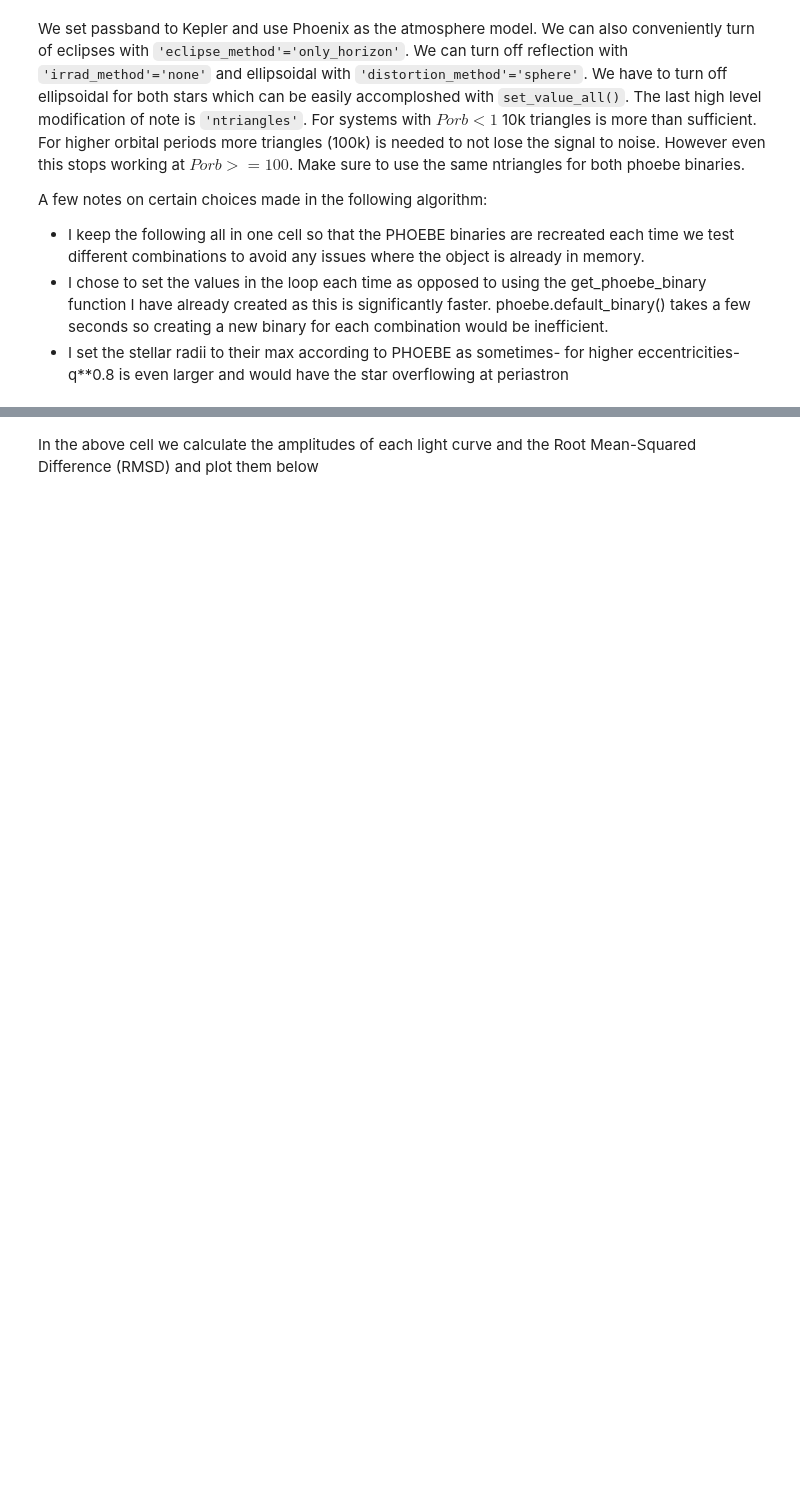
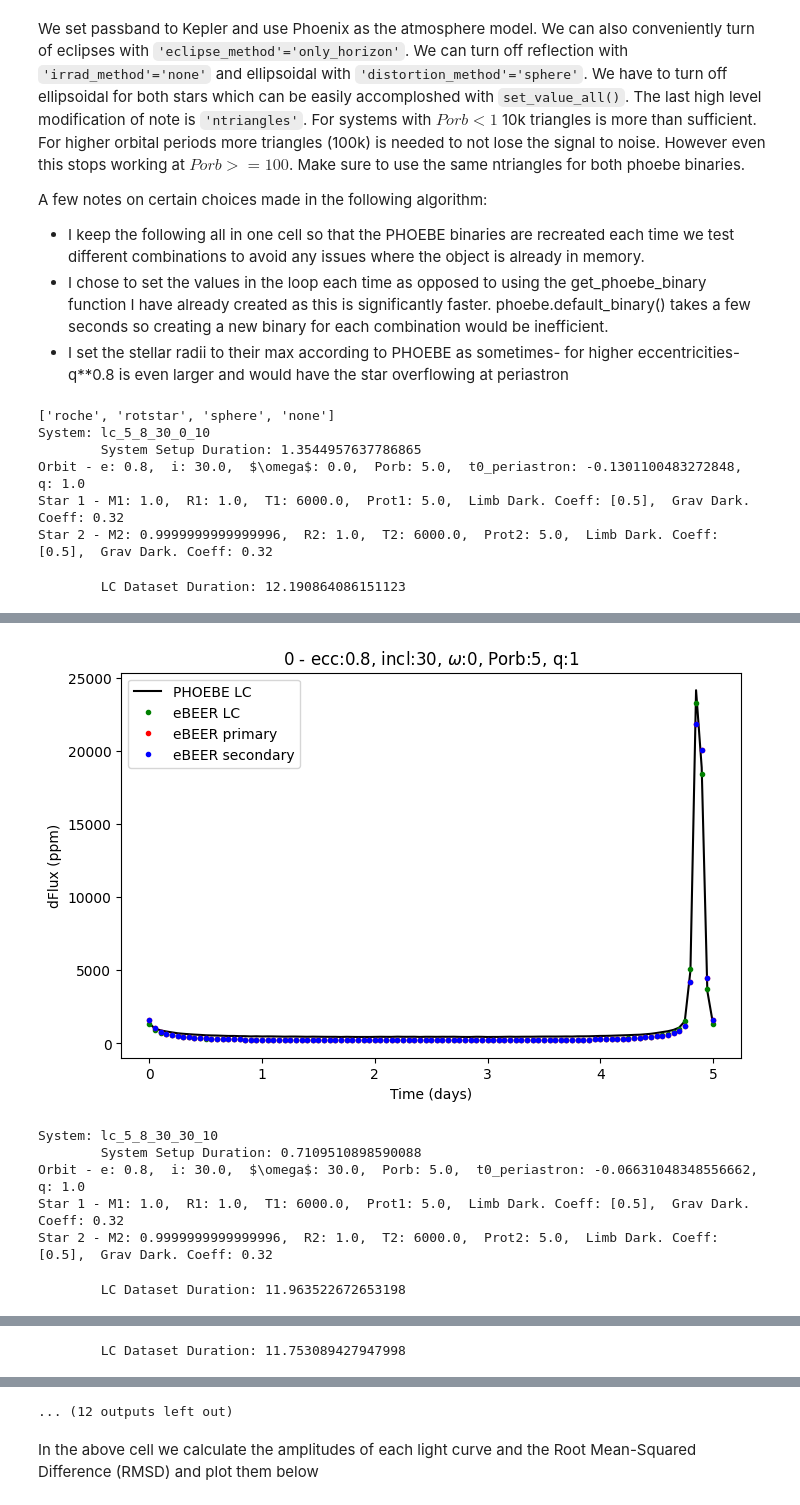
Before and after one commit to kpenev/TESS_EB_Bayesian, a Jupyter notebook: eBEER_testing/PHOEBEUnitTesting.ipynb, the cells around one changed output, grey strips where cells are left out. Cells and saved outputs as stored; diff of their text form; code cells hidden in the pictures; blank space fills up the shorter version.

Commit message:
Improved interface and progress toward testing the eBEER model

```diff
--- a/eBEER_testing/PHOEBEUnitTesting.ipynb
+++ b/eBEER_testing/PHOEBEUnitTesting.ipynb
@@ -33,10 +33,10 @@ We start by making a list of various parameters we would like to test for. If yo
 We can easily toggle the reflection effect (and necessary testing steps like fitting) with the `Refl_ON` boolean
 # %%
 eccs = (0.8,)#(0, 0.3, 0.8,)
-incls = (0, 30, 60, 90, 120, 150, 180,)
-per0s = (30,)#(0, 30, 90, 150, 180, 240,)
+incls = (30,)#(0, 30, 60, 90, 120, 150, 180,)
+per0s = (0, 30, 90, 150, 180, 240,)
 qs = (1,)#(1, 0.5, 2,)
-ps = (1,)#(1, 5, 10, 15, 20,)
+ps = (5,)#(1, 5, 10, 15, 20,)
 
 combinations = itertools.product(eccs, incls, per0s, ps, qs)
 comb_list = list(combinations)
@@ -66,10 +66,14 @@ b_.set_value_all('ld_func*', 'linear')
 b_.set_value_all('ld_coeffs*', 0.5)
 b_.set_value_all('ntriangles', 10000)
 b_['eclipse_method'] = 'only_horizon'
-b_['passband'] = 'Kepler:mean'
+b_['passband'] = 'Bolometric:900-40000'
 b_.set_value_all('atm', 'phoenix')
 b_.flip_constraint('mass@primary', solve_for='sma')
-if not Refl_ON:
+b_.set_value_all('distortion_method', value='roche')
+print(b_.get_parameter(context='compute', component='primary', qualifier='distortion_method').get_choices())
+if Refl_ON:
+    b_.set_value('irrad_method', 'horvat')
+else:
     b_.set_value('irrad_method', 'none')
 
 # Initialize Binary with Effects OFF
@@ -81,7 +85,7 @@ b_2.set_value_all('ld_func*', 'linear')
 b_2.set_value_all('ld_coeffs*', 0.5)
 b_2.set_value_all('ntriangles', 10000)
 b_2['eclipse_method'] = 'only_horizon'
-b_2['passband'] = 'Kepler:mean'
+b_2['passband'] = 'Bolometric:900-40000'
 b_2.set_value_all('atm', 'phoenix')
 b_2.flip_constraint('mass@primary', solve_for='sma')
 b_2.set_value('irrad_method', 'none')
@@ -94,15 +98,15 @@ def fit_scaling(arefl1, arefl2):
     scaled[1] = arefl2 * 7
     return scaled
 
-def fit_eBEER(t, arefl1, arefl2):
+def fit_ebeer(t, arefl1, arefl2):
     scaled = fit_scaling(arefl1, arefl2)
-    flux = phoebe_to_eBEER.get_eBEER_lc(b_, t, 0, 0, scaled[0], scaled[1])
+    flux = get_ebeer_lc(b_, t, 0, 0, scaled[0], scaled[1])
     return flux
 
 
 periods = np.zeros(len(comb_list))
-PHOEBE_Ampl = np.zeros(len(comb_list))
-eBEER_Ampl = np.zeros(len(comb_list))
+phoebe_ampl = np.zeros(len(comb_list))
+ebeer_ampl = np.zeros(len(comb_list))
 RMSDs = np.zeros(len(comb_list))
 
 for i, comb in enumerate(comb_list):
@@ -114,6 +118,7 @@ for i, comb in enumerate(comb_list):
     # Configure Binary with Effects ON
     times = np.linspace(0,p,101)
     b_['lc01@dataset@times']= times
+    b_['lc01@phases_t0'] = 't0_supconj'
     b_['orbit@period'].set_value(p * u.day)
     b_['orbit@incl'].set_value(incl * u.deg)
     b_['orbit@ecc'].set_value(ecc)
@@ -123,10 +128,8 @@ for i, comb in enumerate(comb_list):
     b_.run_checks_compute()
     R1_max = b_['primary@component@requiv_max'].get_value(u.R_sun)
     R2_max = b_['secondary@component@requiv_max'].get_value(u.R_sun)
-    b_['primary']['requiv'].set_value(R1_max * u.R_sun)
-    b_['secondary']['requiv'].set_value(R2_max * u.R_sun)
-    # b_['primary']['requiv'].set_value(1 * u.R_sun)
-    # b_['secondary']['requiv'].set_value(q**0.8 * u.R_sun)
+    b_['primary']['requiv'].set_value(min(1, R1_max) * u.R_sun)
+    b_['secondary']['requiv'].set_value(min(q**0.8, R2_max) * u.R_sun)
     setup_done = time.time()
     print('\tSystem Setup Duration:', setup_done - start_sys)
     utils.print_pb_params(b_)
@@ -147,10 +150,10 @@ for i, comb in enumerate(comb_list):
     b_2['orbit@per0'].set_value(per0 * u.deg)
     b_2['mass@primary@component'].set_value(1 * u.M_sun)
     b_2['orbit@q'].set_value(q)
-    b_2['primary']['requiv'].set_value(R1_max * u.R_sun)
-    b_2['secondary']['requiv'].set_value(R2_max * u.R_sun)
-    # b_2['primary']['requiv'].set_value(1 * u.R_sun)
-    # b_2['secondary']['requiv'].set_value(q**0.8 * u.R_sun)
+    #b_2['primary']['requiv'].set_value(R1_max * u.R_sun)
+    #b_2['secondary']['requiv'].set_value(R2_max * u.R_sun)
+    b_2['primary']['requiv'].set_value(1 * u.R_sun)
+    b_2['secondary']['requiv'].set_value(q**0.8 * u.R_sun)
     # utils.print_pb_params(b_2)
     b_2.run_compute(overwrite= True)
 
@@ -160,39 +163,43 @@ for i, comb in enumerate(comb_list):
 
 
     if not Refl_ON:
-        eBEER_flux = phoebe_to_eBEER.get_eBEER_lc(b_, times, 0, 0, 0, 0)
+        ebeer_flux = get_ebeer_lc(b_, times, 0, 0, 0, 0)
+        ebeer_primary, ebeer_secondary = get_ebeer_lc(b_, times, 0, 0, 0, 0, 'split')
     else:
-        popt_, pcov = curve_fit(fit_eBEER, times, relative_flux_, p0= (0.5, 0.5), bounds= ([0, 0], [1, 1]))
+        popt_, pcov = curve_fit(fit_ebeer, times, relative_flux_, p0= (0.5, 0.5), bounds= ([0, 0], [1, 1]))
         rescaled = fit_scaling(popt_[0], popt_[1])
-        fit_flux_ = fit_eBEER(times, popt_[0], popt_[1])
+        fit_flux_ = fit_ebeer(times, popt_[0], popt_[1])
         print('\tFit Duration:', time.time() - lc_done)
         print('\t\t', rescaled)
 
     # Calculate and store RMSDs and Amplitudes
-    if not Refl_ON: residuals = (relative_flux_ - eBEER_flux)
+    if not Refl_ON: residuals = (relative_flux_ - ebeer_flux)
     else: residuals = (relative_flux_ - fit_flux_)
 
     MSD = np.mean(residuals**2)
-    RMSD = np.sqrt(MSD)
+    RMSD = np.sqrt(MSD) / np.abs(relative_flux_).max()
     RMSDs[i] = RMSD
     periods[i] = p
 
     if not Refl_ON:
-        eBEER_Ampl[i] = (np.max(eBEER_flux) - np.min(eBEER_flux)) / 2
+        ebeer_ampl[i] = (np.max(ebeer_flux) - np.min(ebeer_flux)) / 2
     else:
-        eBEER_Ampl[i] = (np.max(fit_flux_) - np.min(fit_flux_)) / 2
-    PHOEBE_Ampl[i] = (np.max(relative_flux_) - np.min(relative_flux_)) / 2
+        ebeer_ampl[i] = (np.max(fit_flux_) - np.min(fit_flux_)) / 2
+    phoebe_ampl[i] = (np.max(relative_flux_) - np.min(relative_flux_)) / 2
 
 
     print('\tTotal Duration:', time.time() - start_sys)
+    print(f'PHOEBED lc: {relative_flux_!r}')
 
     # Plot Combination
     t0 = b_['orbit@component@t0_perpass'].get_value(u.day)
     phase = (times - t0) % p
     plt.figure(figsize=(8, 5))
-    plt.plot(times, relative_flux_, 'b.', markersize=1, label= 'PHOEBE LC')
+    plt.plot(times, relative_flux_, '-k', markersize=1, label= 'PHOEBE LC')
     if not Refl_ON:
-        plt.plot(times, eBEER_flux, 'g', markersize=1, label= 'eBEER LC')
+        plt.plot(times, ebeer_flux, 'og', markersize=3, label= 'eBEER LC')
+        plt.plot(times, ebeer_primary, 'or', markersize=3, label= 'eBEER primary')
+        plt.plot(times, ebeer_primary, 'ob', markersize=3, label= 'eBEER secondary')
     else:
         plt.plot(phase, fit_flux_, 'r', markersize=1, label= 'eBEER Fit')
     plt.title(fr'{i} - ecc:{ecc}, incl:{incl}, $\omega$:{per0}, Porb:{p}, q:{q}')
@@ -200,3 +207,11 @@ for i, comb in enumerate(comb_list):
     plt.ylabel('dFlux (ppm)')
     plt.legend()
     plt.show()
+# %% [output]
+['roche', 'rotstar', 'sphere', 'none']
+System: lc_5_8_30_0_10
+        System Setup Duration: 1.3544957637786865
+Orbit - e: 0.8,  i: 30.0,  $\omega$: 0.0,  Porb: 5.0,  t0_periastron: -0.1301100483272848,  q: 1.0
+Star 1 - M1: 1.0,  R1: 1.0,  T1: 6000.0,  Prot1: 5.0,  Limb Dark. Coeff: [0.5],  Grav Dark. Coeff: 0.32
+Star 2 - M2: 0.9999999999999996,  R2: 1.0,  T2: 6000.0,  Prot2: 5.0,  Limb Dark. Coeff: [0.5],  Grav Dark. Coeff: 0.32
+        LC Dataset Duration: 12.190864086151123
@@ -202,0 +235,7 @@ for i, comb in enumerate(comb_list):
+[figure, added]
+System: lc_5_8_30_30_10
+        System Setup Duration: 0.7109510898590088
+Orbit - e: 0.8,  i: 30.0,  $\omega$: 30.0,  Porb: 5.0,  t0_periastron: -0.06631048348556662,  q: 1.0
+Star 1 - M1: 1.0,  R1: 1.0,  T1: 6000.0,  Prot1: 5.0,  Limb Dark. Coeff: [0.5],  Grav Dark. Coeff: 0.32
+Star 2 - M2: 0.9999999999999996,  R2: 1.0,  T2: 6000.0,  Prot2: 5.0,  Limb Dark. Coeff: [0.5],  Grav Dark. Coeff: 0.32
+        LC Dataset Duration: 11.963522672653198
@@ -202,0 +265 @@ for i, comb in enumerate(comb_list):
+        LC Dataset Duration: 11.753089427947998
@@ -203,3 +284,4 @@ for i, comb in enumerate(comb_list):
+... (12 outputs left out)
 # %% [markdown]
 In the above cell we calculate the amplitudes of each light curve and the Root Mean-Squared Difference (RMSD) and plot them below
 # %%
```
Also changed, not shown: parts of 5 cells of this notebook, 17 other files.
